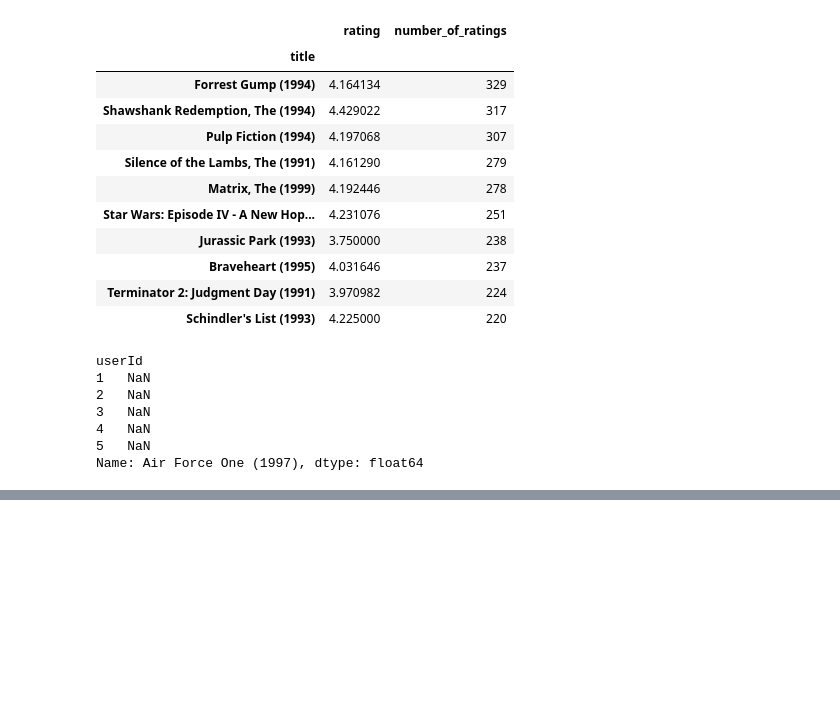
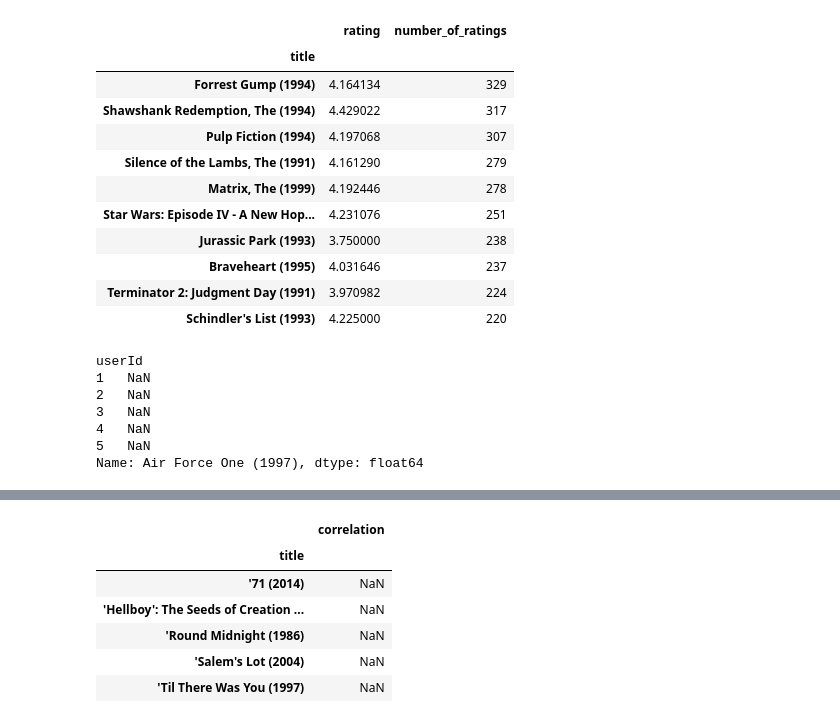
Before and after one commit to emori92/recommender_practice, a Jupyter notebook: main.ipynb, the cells around one changed output, grey strips where cells are left out. Cells and saved outputs as stored; diff of their text form; code cells hidden in the pictures; blank space fills up the shorter version.

```diff
--- a/main.ipynb
+++ b/main.ipynb
@@ -184,0 +221,14 @@ Name: Air Force One (1997), dtype: float64
+# %%
+# 上記のシリーズをデータフレームにする
+corr_contact = pd.DataFrame(similar_to_contact, columns=['correlation'])
+corr_AFO = pd.DataFrame(similar_to_air_force_one, columns=['correlation'])
+
+corr_AFO.head()
+# %% [output]
+|  | correlation |
+| title |  |
+| '71 (2014) | NaN |
+| 'Hellboy': The Seeds of Creation ... | NaN |
+| 'Round Midnight (1986) | NaN |
+| 'Salem's Lot (2004) | NaN |
+| 'Til There Was You (1997) | NaN |
```
Also changed, not shown: parts of 11 cells of this notebook.
